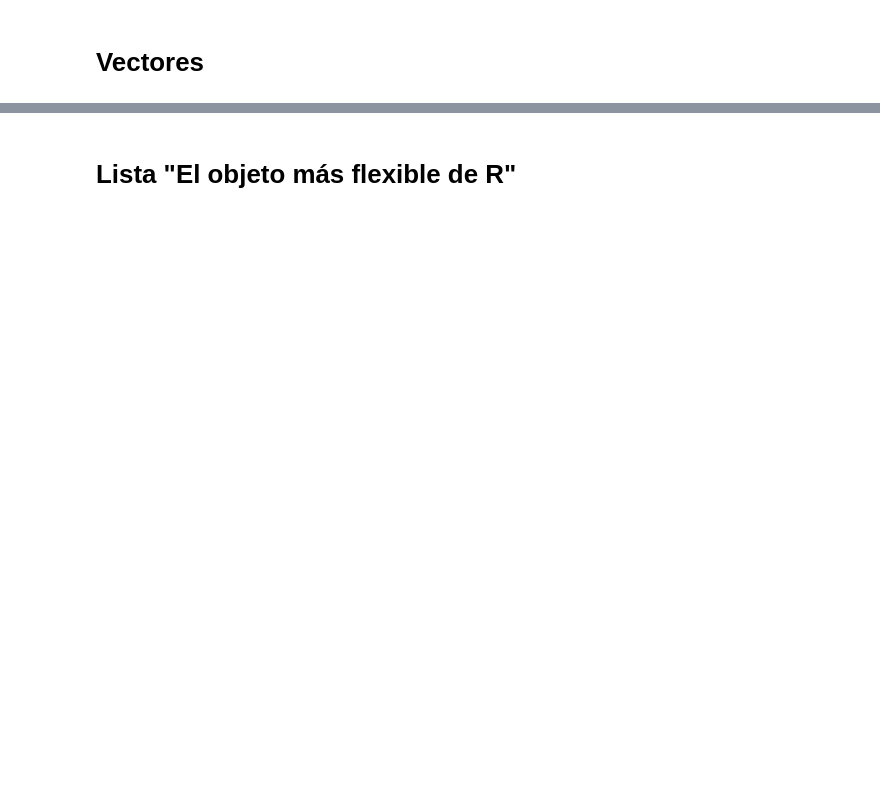
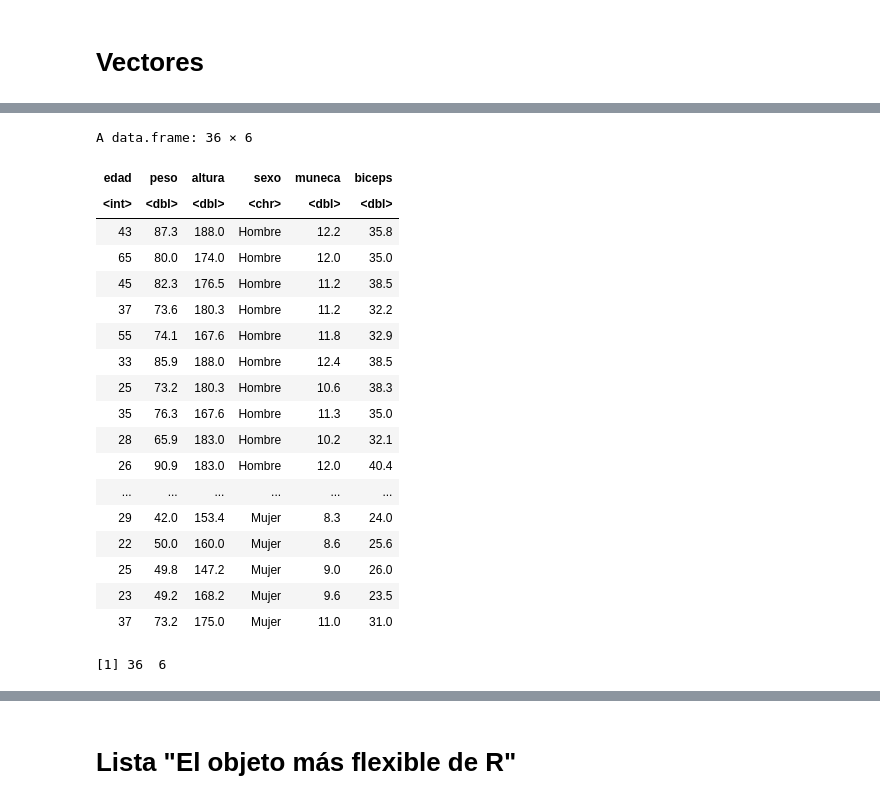
Before and after one commit to vordonez74/notebook, a Jupyter notebook: R.ipynb, the cells around one changed output, grey strips where cells are left out. Saved outputs shown, nothing was run; the diff lists cells and outputs as text; code cells hidden in the pictures; blank space fills up the shorter version.

```diff
--- a/R.ipynb
+++ b/R.ipynb
@@ -159,0 +355,29 @@ matriz2
+# %%
+url <- 'https://raw.githubusercontent.com/fhernanb/datos/master/medidas_cuerpo'
+# %%
+df1 <- read.table(url,header=T)
+df1
+# %% [output]
+A data.frame: 36 × 6
+| edad | peso | altura | sexo | muneca | biceps |
+| <int> | <dbl> | <dbl> | <chr> | <dbl> | <dbl> |
+| 43 | 87.3 | 188.0 | Hombre | 12.2 | 35.8 |
+| 65 | 80.0 | 174.0 | Hombre | 12.0 | 35.0 |
+| 45 | 82.3 | 176.5 | Hombre | 11.2 | 38.5 |
+| 37 | 73.6 | 180.3 | Hombre | 11.2 | 32.2 |
+| 55 | 74.1 | 167.6 | Hombre | 11.8 | 32.9 |
+| 33 | 85.9 | 188.0 | Hombre | 12.4 | 38.5 |
+| 25 | 73.2 | 180.3 | Hombre | 10.6 | 38.3 |
+| 35 | 76.3 | 167.6 | Hombre | 11.3 | 35.0 |
+| 28 | 65.9 | 183.0 | Hombre | 10.2 | 32.1 |
+| 26 | 90.9 | 183.0 | Hombre | 12.0 | 40.4 |
+| ... | ... | ... | ... | ... | ... |
+| 29 | 42.0 | 153.4 | Mujer | 8.3 | 24.0 |
+| 22 | 50.0 | 160.0 | Mujer | 8.6 | 25.6 |
+| 25 | 49.8 | 147.2 | Mujer | 9.0 | 26.0 |
+| 23 | 49.2 | 168.2 | Mujer | 9.6 | 23.5 |
+| 37 | 73.2 | 175.0 | Mujer | 11.0 | 31.0 |
+# %%
+dim(df1) #para conocer la dimensión original
+# %% [output]
+[1] 36  6
```
Also changed, not shown: parts of 70 cells of this notebook, 5 other files.
